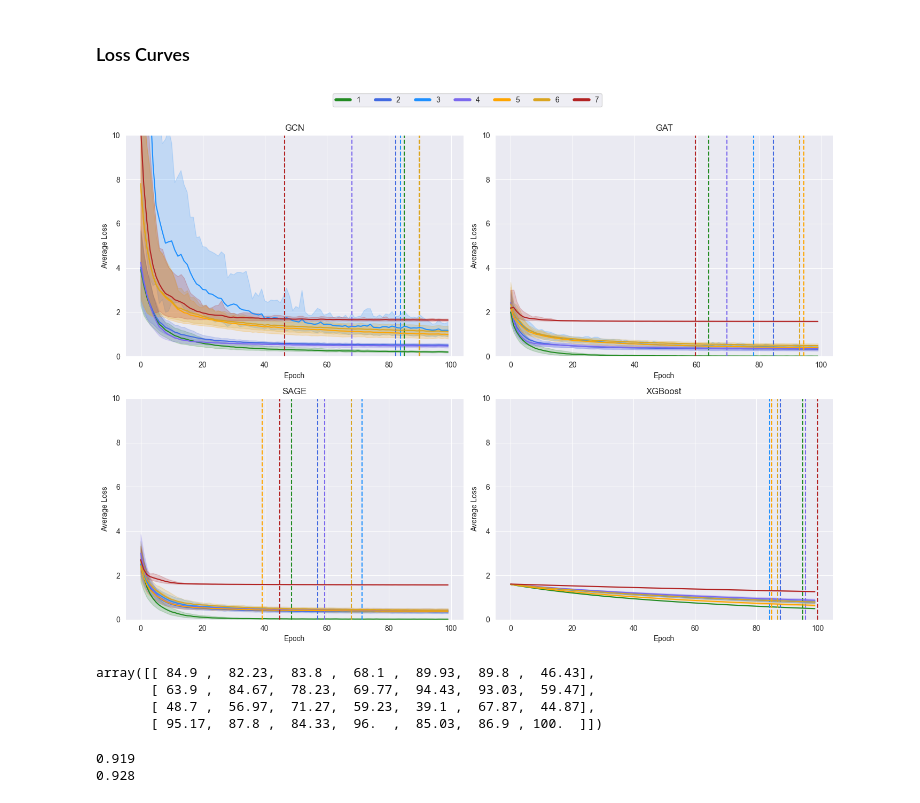
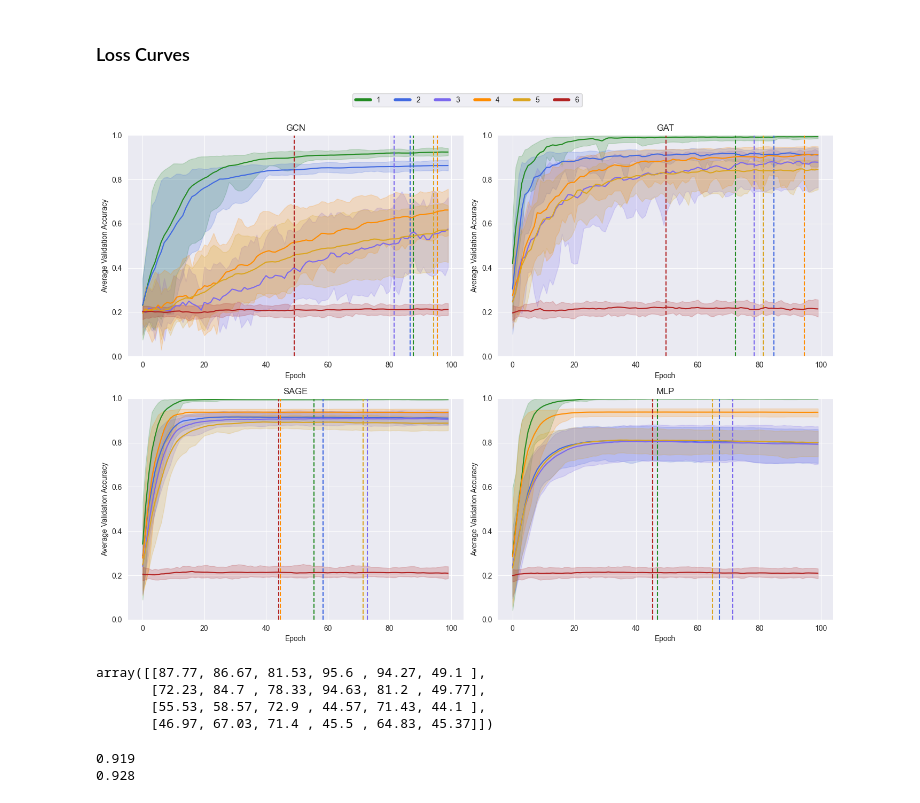
Before and after one commit to FisnikZogaj/MA, a Jupyter notebook: eval.ipynb, the cells around one changed output. Drawn from its saved outputs; the diff is of its cells as text; code cells hidden in the pictures.

```diff
--- a/eval.ipynb
+++ b/eval.ipynb
@@ -13,5 +12,5 @@ print(os.listdir(os.path.join(os.getcwd(),"ExperimentLogs")))
 # %%
-last_exp = r"C:\Users\zogaj\PycharmProjects\MA\ExperimentLogs\2024-10-02-13-20-18"
+last_exp = r"C:\Users\zogaj\PycharmProjects\MA\ExperimentLogs\Finalissima"
 # %%
 def load_all_pickles(directory:str, model: str, graphtype: str) -> list:
     """
@@ -76,19 +83,19 @@ XG_noise = load_all_pickles(last_exp, "XGBOOST", "noise")
 # %%
 package = np.array([[gcn_perfect, gcn_com, gcn_com_h,
-                     gcn_com_r,
+                     #gcn_com_r,
                      gcn_feat, gcn_feat_p, gcn_noise],
                     [gat_perfect, gat_com, gat_com_h,
-                     gat_com_r,
+                     #gat_com_r,
                      gat_feat, gat_feat_p, gat_noise],
                     [sage_perfect, sage_com, sage_com_h,
-                     sage_com_r,
+                     #sage_com_r,
                      sage_feat, sage_feat_p, sage_noise],
                     [XG_perfect, XG_com, XG_com_h,
-                     XG_com_r,
+                     #XG_com_r,
                      XG_feat, XG_feat_p, XG_noise]])
 
 n_scenarios = package.shape[1]
-n_scenarios
+print(n_scenarios)
 
-#colors = ["forestgreen", "royalblue", "mediumslateblue", "orange", "goldenrod", "firebrick"]
-colors = ["forestgreen", "royalblue", "dodgerblue", "mediumslateblue", "orange", "goldenrod", "firebrick"]
+colors = ["forestgreen", "royalblue", "mediumslateblue", "darkorange", "goldenrod", "firebrick"]
+#colors = ["forestgreen", "royalblue", "dodgerblue", "mediumslateblue", "orange", "goldenrod", "firebrick"]
@@ -128,45 +137,50 @@ def plot_with_confidence_interval(target, color, key="loss_track", empirical_CI=
 # %% [markdown]
 ### Loss Curves
 # %%
-l_o_a = "loss_track"
-#l_o_a = "val_acc_track"
+#l_o_a = "loss_track"
+l_o_a = "val_acc_track"
 
-arch = ["GCN", "GAT", "SAGE", "XGBoost"]
+arch = ["GCN", "GAT", "SAGE", "MLP"]
 fig, axes = plt.subplots(2, 2, figsize=(14, 10))
 axes = axes.flatten()
 
 early_stops = np.zeros((4, n_scenarios))
 
 labels = np.arange(n_scenarios) + 1
 
 
 for i, (model, ax) in enumerate(zip(package, axes)):
     for j, (target, label, color) in enumerate(zip(model, labels, colors)):
         early_stops[i, j] = plot_with_confidence_interval(target, color, key=l_o_a,
                                                           empirical_CI=True, ax=ax, percentiles=5)
         ax.plot([], [], color=color, label=label)  # Adding to legend
 
     ax.set_xlabel('Epoch')
     if l_o_a == "loss_track":
         ax.set_ylabel('Average Loss')
     else:
         ax.set_ylabel('Average Validation Accuracy')
 
-    ax.set_ylim(0, 10)
+    ax.set_ylim(0, 1)
     ax.set_title(f'{arch[i]}')
 
-handles = [Line2D([0], [0], color=color, lw=4) for color in colors]
+handles = [Line2D([0], [0], color=color, lw=4) for color in colors]  # Farben unterscheiden
 fig.legend(handles, labels, loc='upper center', ncol=len(labels), bbox_to_anchor=(0.5, 1.05), fontsize='medium')
 
 plt.tight_layout()
 plt.show()
 np.round(early_stops, 2)
+
+#  GCN könnte mehr epochs vertragen !!
+# Erwartungswert von random guess (Wahrscheinlichkeit) 600/3000
+# Zeit pro Epoche -> Zeitvergleich
+#
 # %% [output]
-[figure, old version]
+[figure, new version]
-array([[ 84.9 ,  82.23,  83.8 ,  68.1 ,  89.93,  89.8 ,  46.43],
-       [ 63.9 ,  84.67,  78.23,  69.77,  94.43,  93.03,  59.47],
-       [ 48.7 ,  56.97,  71.27,  59.23,  39.1 ,  67.87,  44.87],
-       [ 95.17,  87.8 ,  84.33,  96.  ,  85.03,  86.9 , 100.  ]])
+array([[87.77, 86.67, 81.53, 95.6 , 94.27, 49.1 ],
+       [72.23, 84.7 , 78.33, 94.63, 81.2 , 49.77],
+       [55.53, 58.57, 72.9 , 44.57, 71.43, 44.1 ],
+       [46.97, 67.03, 71.4 , 45.5 , 64.83, 45.37]])
 # %%
 # Loss/val_acc tracks appear very similar for com_random across all 4 models
 # np.mean([r["test_accuracy"] for r in gat_com_r], axis=0) == np.mean([r["test_accuracy"] for r in sage_com_r], axis=0)
```
Also changed, not shown: parts of 14 cells of this notebook, 5 other files.
